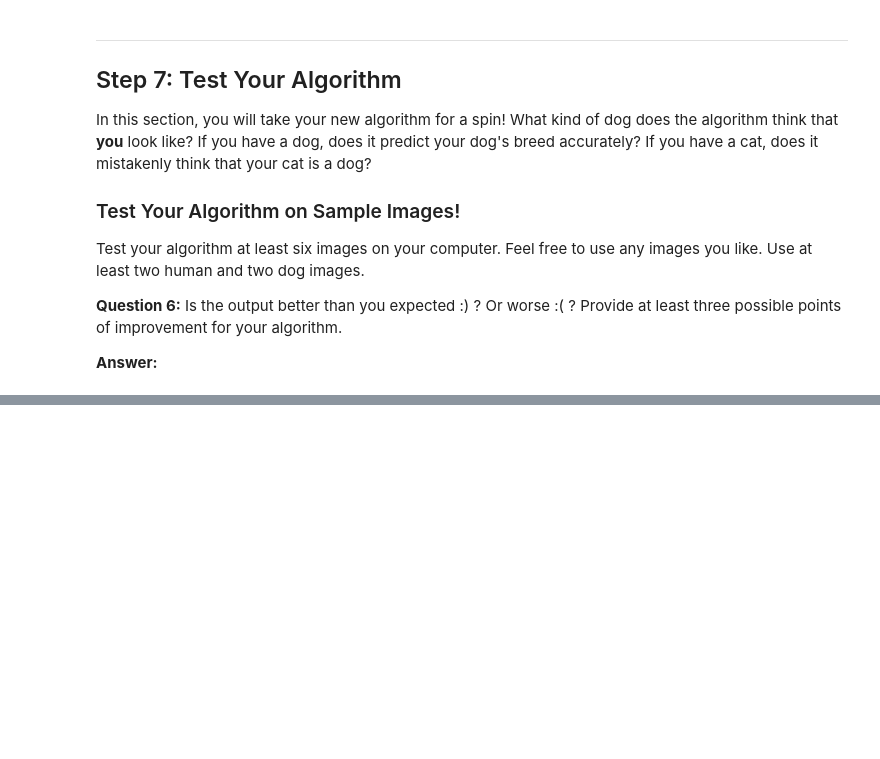
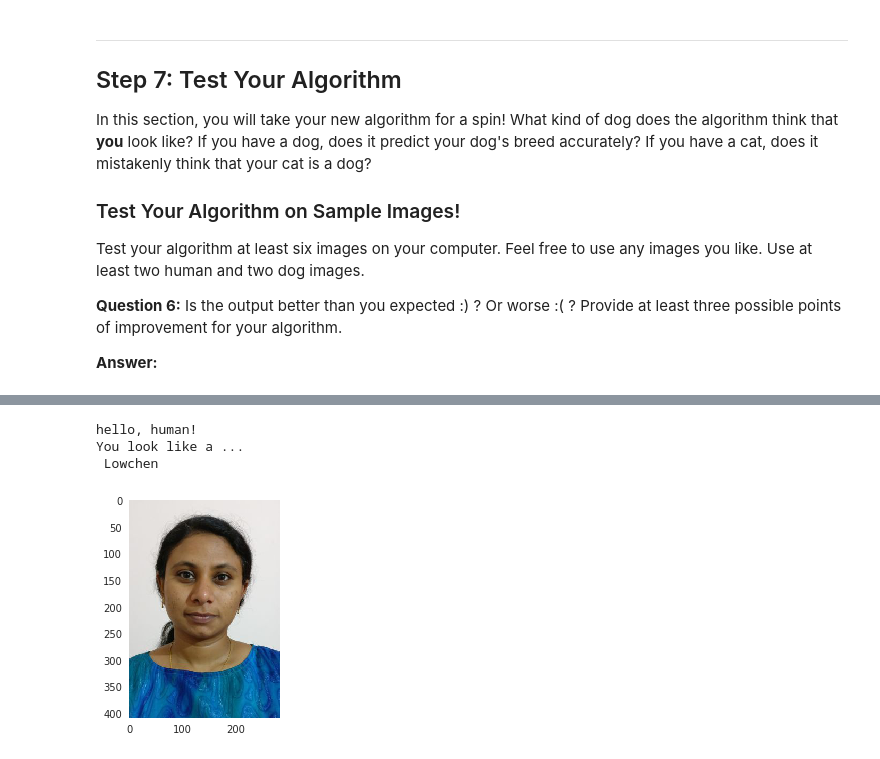
Before and after one commit to neethupanackal/dog-project, a Jupyter notebook: dog_app.ipynb, the cells around one changed output, grey strips where cells are left out. Saved outputs shown, nothing was run; the diff lists cells and outputs as text; code cells hidden in the pictures; blank space fills up the shorter version.

```diff
--- a/dog_app.ipynb
+++ b/dog_app.ipynb
@@ -791,0 +788,7 @@ Downloading data from https://github.com/fchollet/deep-learning-models/releases/
+# %%
+human_dog_detector('images/neethu_1_small.jpg');
+# %% [output]
+hello, human!
+You look like a ...
+ Lowchen
+[figure, added]
```
Also changed, not shown: parts of 7 cells of this notebook, 1 other file.
